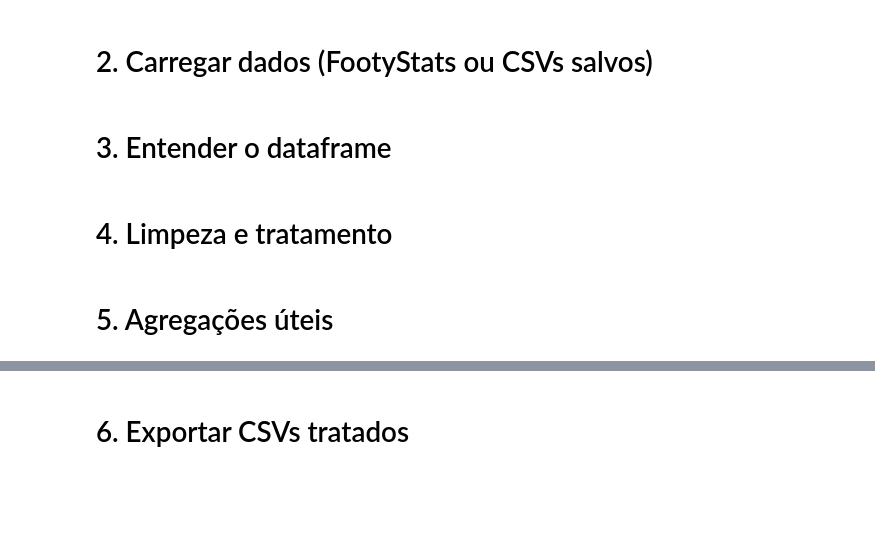
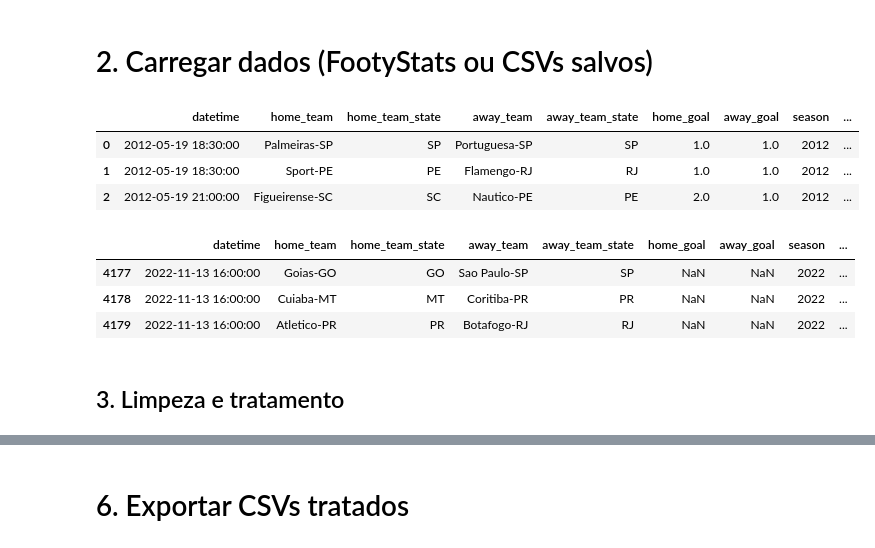
Before and after one commit to danoliveiraed/portfolio-projects, a Jupyter notebook: campeonato-brasileiro-analise/notebook/Campeonato_brasileiro_analise.ipynb, the cells around one changed output, grey strips where cells are left out. Saved outputs shown, nothing was run; the diff lists cells and outputs as text; code cells hidden in the pictures; blank space fills up the shorter version.

```diff
--- a/campeonato-brasileiro-analise/notebook/Campeonato_brasileiro_analise.ipynb
+++ b/campeonato-brasileiro-analise/notebook/Campeonato_brasileiro_analise.ipynb
@@ -9,8 +6,21 @@ import seaborn as sns
 # %% [markdown]
 # 2. Carregar dados (FootyStats ou CSVs salvos)
-# %% [markdown]
-# 3. Entender o dataframe
+# %%
+url = 'https://raw.githubusercontent.com/danoliveiraed/portfolio-projects/refs/heads/main/campeonato-brasileiro-analise/data/raw/Brasileirao_Matches.csv'
+# %%
+dado = pd.read_csv(url, sep=',')
+dado.head(3)
+# %% [output]
+|  | datetime | home_team | home_team_state | away_team | away_team_state | home_goal | away_goal | season | ... |
+| 0 | 2012-05-19 18:30:00 | Palmeiras-SP | SP | Portuguesa-SP | SP | 1.0 | 1.0 | 2012 | ... |
+| 1 | 2012-05-19 18:30:00 | Sport-PE | PE | Flamengo-RJ | RJ | 1.0 | 1.0 | 2012 | ... |
+| 2 | 2012-05-19 21:00:00 | Figueirense-SC | SC | Nautico-PE | PE | 2.0 | 1.0 | 2012 | ... |
+# %%
+dado.tail(3)
+# %% [output]
+|  | datetime | home_team | home_team_state | away_team | away_team_state | home_goal | away_goal | season | ... |
+| 4177 | 2022-11-13 16:00:00 | Goias-GO | GO | Sao Paulo-SP | SP | NaN | NaN | 2022 | ... |
+| 4178 | 2022-11-13 16:00:00 | Cuiaba-MT | MT | Coritiba-PR | PR | NaN | NaN | 2022 | ... |
+| 4179 | 2022-11-13 16:00:00 | Atletico-PR | PR | Botafogo-RJ | RJ | NaN | NaN | 2022 | ... |
 # %% [markdown]
-# 4. Limpeza e tratamento
+## 3. Limpeza e tratamento
-# %% [markdown]
-# 5. Agregações úteis
```
Also changed, not shown: parts of 16 cells of this notebook.
